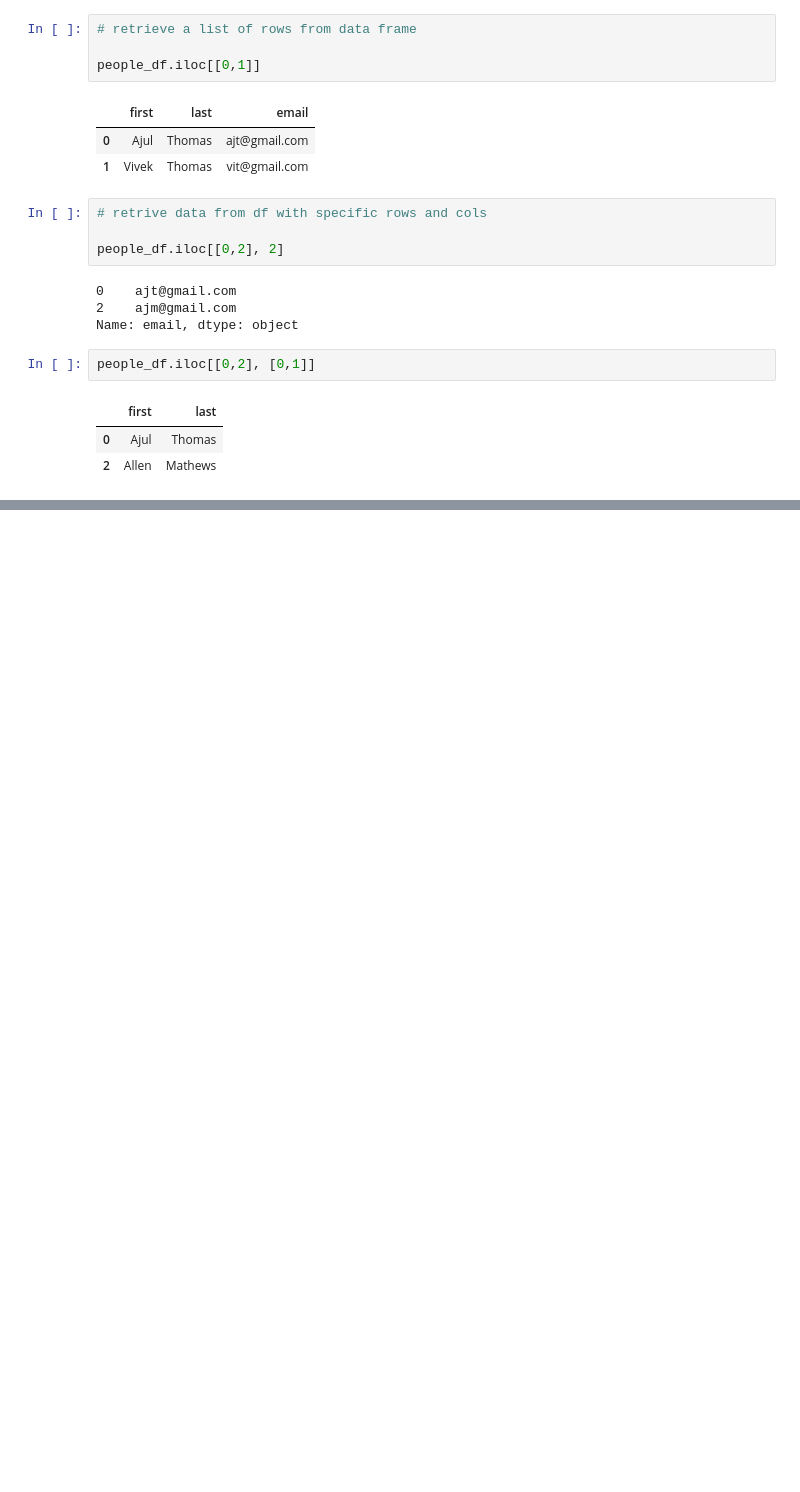
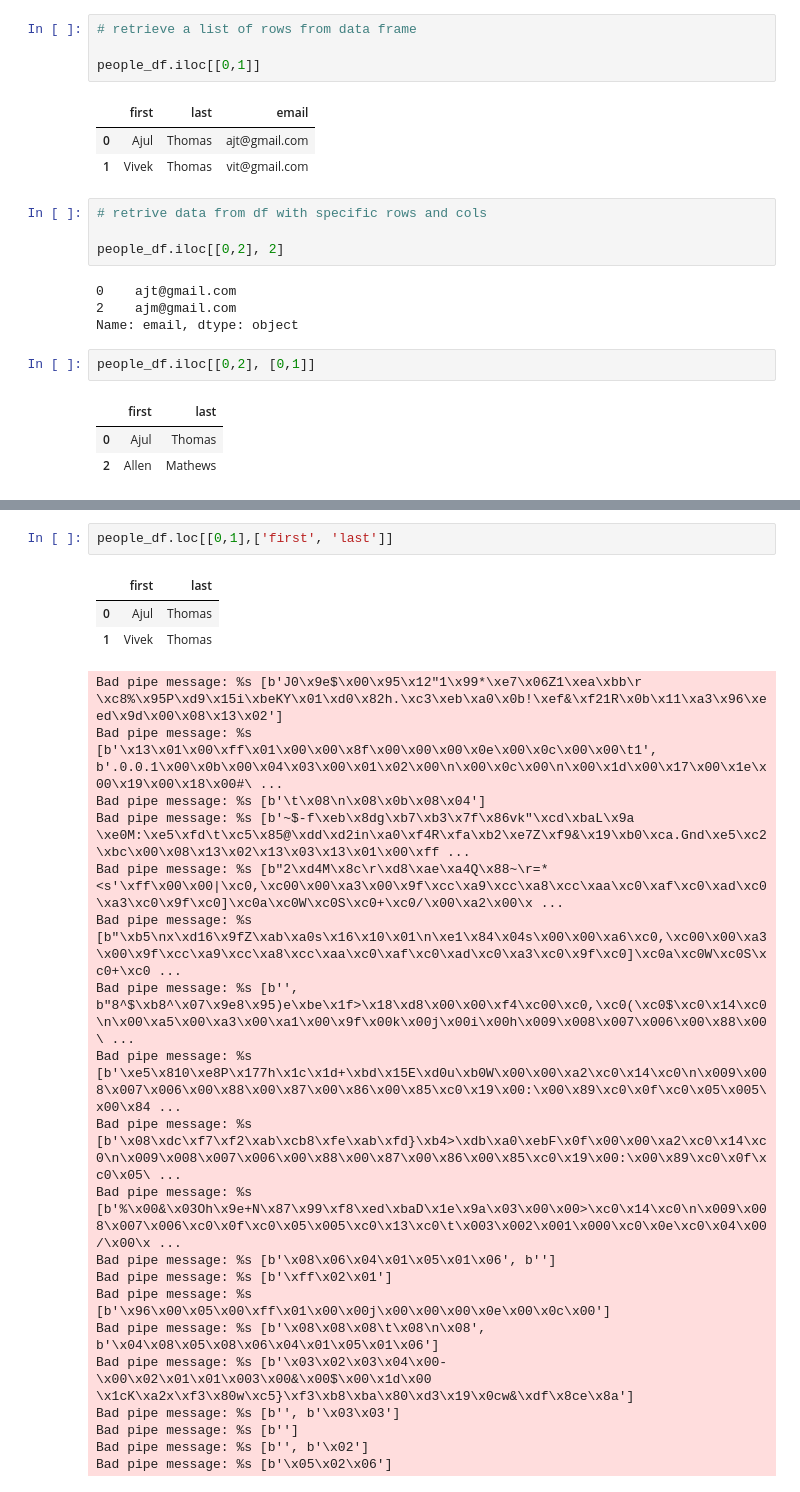
Before and after one commit to ajulthomas/python-basics, a Jupyter notebook: pandas/basics.ipynb, the cells around one changed output, grey strips where cells are left out. Saved outputs shown, nothing was run; the diff lists cells and outputs as text; blank space fills up the shorter version.

```diff
--- a/pandas/basics.ipynb
+++ b/pandas/basics.ipynb
@@ -120,0 +130,25 @@ people_df.iloc[[0,2], [0,1]]
+# %%
+people_df.loc[[0,1],['first', 'last']]
+# %% [output]
+|  | first | last |
+| 0 | Ajul | Thomas |
+| 1 | Vivek | Thomas |
+Bad pipe message: %s [b'J0\x9e$\x00\x95\x12"1\x99*\xe7\x06Z1\xea\xbb\r \xc8%\x95P\xd9\x15i\xbeKY\x01\xd0\x82h.\xc3\xeb\xa0\x0b!\xef&\xf21R\x0b\x11\xa3\x96\xeed\x9d\x00\x08\x13\x02']
+Bad pipe message: %s [b'\x13\x01\x00\xff\x01\x00\x00\x8f\x00\x00\x00\x0e\x00\x0c\x00\x00\t1', b'.0.0.1\x00\x0b\x00\x04\x03\x00\x01\x02\x00\n\x00\x0c\x00\n\x00\x1d\x00\x17\x00\x1e\x00\x19\x00\x18\x00#\ ...
+Bad pipe message: %s [b'\t\x08\n\x08\x0b\x08\x04']
+Bad pipe message: %s [b'~$-f\xeb\x8dg\xb7\xb3\x7f\x86vk"\xcd\xbaL\x9a \xe0M:\xe5\xfd\t\xc5\x85@\xdd\xd2in\xa0\xf4R\xfa\xb2\xe7Z\xf9&\x19\xb0\xca.Gnd\xe5\xc2\xbc\x00\x08\x13\x02\x13\x03\x13\x01\x00\xff ...
+Bad pipe message: %s [b"2\xd4M\x8c\r\xd8\xae\xa4Q\x88~\r=*<s'\xff\x00\x00|\xc0,\xc00\x00\xa3\x00\x9f\xcc\xa9\xcc\xa8\xcc\xaa\xc0\xaf\xc0\xad\xc0\xa3\xc0\x9f\xc0]\xc0a\xc0W\xc0S\xc0+\xc0/\x00\xa2\x00\x ...
+Bad pipe message: %s [b"\xb5\nx\xd16\x9fZ\xab\xa0s\x16\x10\x01\n\xe1\x84\x04s\x00\x00\xa6\xc0,\xc00\x00\xa3\x00\x9f\xcc\xa9\xcc\xa8\xcc\xaa\xc0\xaf\xc0\xad\xc0\xa3\xc0\x9f\xc0]\xc0a\xc0W\xc0S\xc0+\xc0 ...
+Bad pipe message: %s [b'', b"8^$\xb8^\x07\x9e8\x95)e\xbe\x1f>\x18\xd8\x00\x00\xf4\xc00\xc0,\xc0(\xc0$\xc0\x14\xc0\n\x00\xa5\x00\xa3\x00\xa1\x00\x9f\x00k\x00j\x00i\x00h\x009\x008\x007\x006\x00\x88\x00\ ...
+Bad pipe message: %s [b'\xe5\x810\xe8P\x177h\x1c\x1d+\xbd\x15E\xd0u\xb0W\x00\x00\xa2\xc0\x14\xc0\n\x009\x008\x007\x006\x00\x88\x00\x87\x00\x86\x00\x85\xc0\x19\x00:\x00\x89\xc0\x0f\xc0\x05\x005\x00\x84 ...
+Bad pipe message: %s [b'\x08\xdc\xf7\xf2\xab\xcb8\xfe\xab\xfd}\xb4>\xdb\xa0\xebF\x0f\x00\x00\xa2\xc0\x14\xc0\n\x009\x008\x007\x006\x00\x88\x00\x87\x00\x86\x00\x85\xc0\x19\x00:\x00\x89\xc0\x0f\xc0\x05\ ...
+Bad pipe message: %s [b'%\x00&\x03Oh\x9e+N\x87\x99\xf8\xed\xbaD\x1e\x9a\x03\x00\x00>\xc0\x14\xc0\n\x009\x008\x007\x006\xc0\x0f\xc0\x05\x005\xc0\x13\xc0\t\x003\x002\x001\x000\xc0\x0e\xc0\x04\x00/\x00\x ...
+Bad pipe message: %s [b'\x08\x06\x04\x01\x05\x01\x06', b'']
+Bad pipe message: %s [b'\xff\x02\x01']
+Bad pipe message: %s [b'\x96\x00\x05\x00\xff\x01\x00\x00j\x00\x00\x00\x0e\x00\x0c\x00']
+Bad pipe message: %s [b'\x08\x08\x08\t\x08\n\x08', b'\x04\x08\x05\x08\x06\x04\x01\x05\x01\x06']
+Bad pipe message: %s [b'\x03\x02\x03\x04\x00-\x00\x02\x01\x01\x003\x00&\x00$\x00\x1d\x00 \x1cK\xa2x\xf3\x80w\xc5}\xf3\xb8\xba\x80\xd3\x19\x0cw&\xdf\x8ce\x8a']
+Bad pipe message: %s [b'', b'\x03\x03']
+Bad pipe message: %s [b'']
+Bad pipe message: %s [b'', b'\x02']
+Bad pipe message: %s [b'\x05\x02\x06']
```
Also changed, not shown: parts of 1 cell of this notebook, 1 other file.
